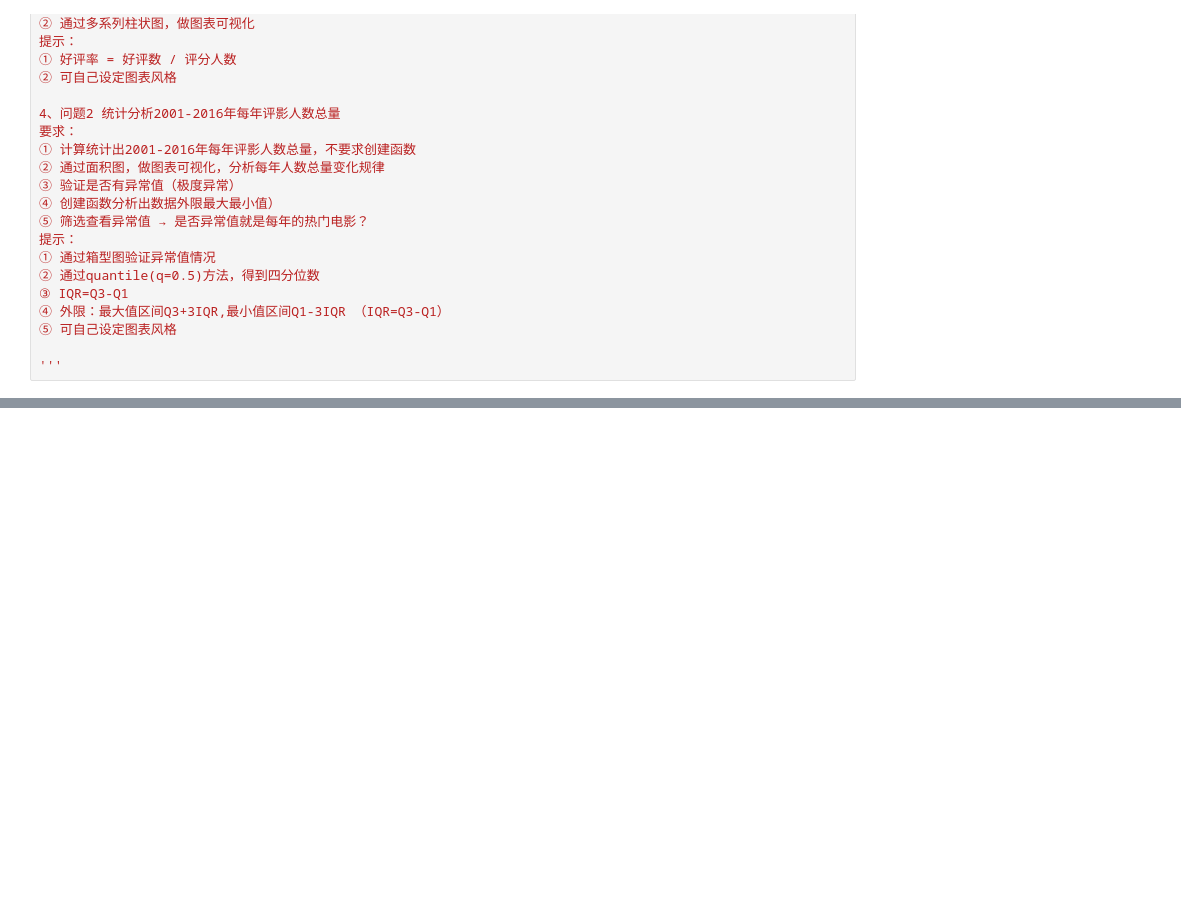
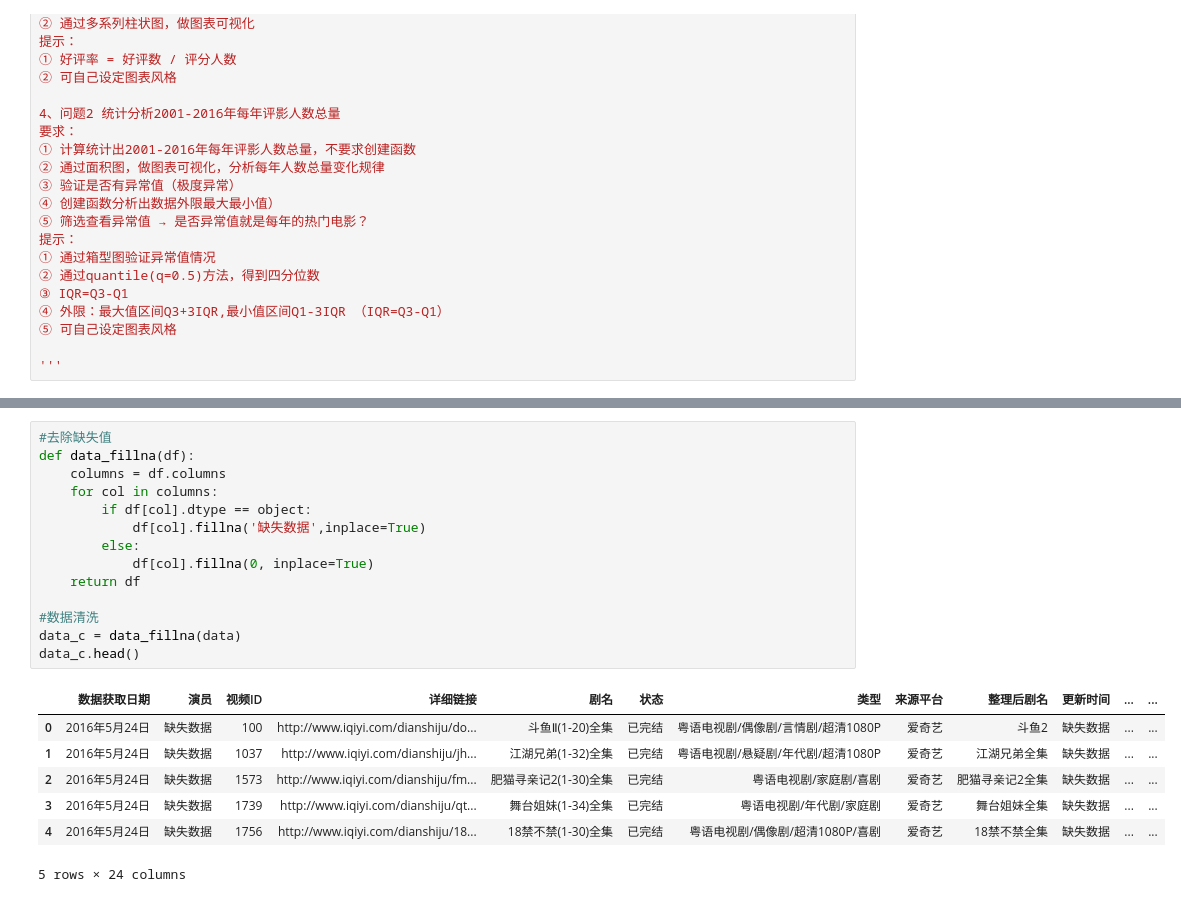
Before and after one commit to jasonzhang1986/Jupyter, a Jupyter notebook: 数据分析师微专业/ch03/作业/项目04视频网站数据清洗整理和结论研究.ipynb, the cells around one changed output, grey strips where cells are left out. Cells and saved outputs as stored; diff of their text form; blank space fills up the shorter version.

```diff
--- a/数据分析师微专业/ch03/作业/项目04视频网站数据清洗整理和结论研究.ipynb
+++ b/数据分析师微专业/ch03/作业/项目04视频网站数据清洗整理和结论研究.ipynb
@@ -39,0 +56,22 @@
+# %%
+#去除缺失值
+def data_fillna(df):
+    columns = df.columns
+    for col in columns:
+        if df[col].dtype == object:
+            df[col].fillna('缺失数据',inplace=True)
+        else:
+            df[col].fillna(0, inplace=True)
+    return df
+
+#数据清洗
+data_c = data_fillna(data)
+data_c.head()
+# %% [output]
+|  | 数据获取日期 | 演员 | 视频ID | 详细链接 | 剧名 | 状态 | 类型 | 来源平台 | 整理后剧名 | 更新时间 | ... | ... |
+| 0 | 2016年5月24日 | 缺失数据 | 100 | http://www.iqiyi.com/dianshiju/do... | 斗鱼Ⅱ(1-20)全集 | 已完结 | 粤语电视剧/偶像剧/言情剧/超清1080P | 爱奇艺 | 斗鱼2 | 缺失数据 | ... | ... |
+| 1 | 2016年5月24日 | 缺失数据 | 1037 | http://www.iqiyi.com/dianshiju/jh... | 江湖兄弟(1-32)全集 | 已完结 | 粤语电视剧/悬疑剧/年代剧/超清1080P | 爱奇艺 | 江湖兄弟全集 | 缺失数据 | ... | ... |
+| 2 | 2016年5月24日 | 缺失数据 | 1573 | http://www.iqiyi.com/dianshiju/fm... | 肥猫寻亲记2(1-30)全集 | 已完结 | 粤语电视剧/家庭剧/喜剧 | 爱奇艺 | 肥猫寻亲记2全集 | 缺失数据 | ... | ... |
+| 3 | 2016年5月24日 | 缺失数据 | 1739 | http://www.iqiyi.com/dianshiju/qt... | 舞台姐妹(1-34)全集 | 已完结 | 粤语电视剧/年代剧/家庭剧 | 爱奇艺 | 舞台姐妹全集 | 缺失数据 | ... | ... |
+| 4 | 2016年5月24日 | 缺失数据 | 1756 | http://www.iqiyi.com/dianshiju/18... | 18禁不禁(1-30)全集 | 已完结 | 粤语电视剧/偶像剧/超清1080P/喜剧 | 爱奇艺 | 18禁不禁全集 | 缺失数据 | ... | ... |
+5 rows × 24 columns
```
Also changed, not shown: parts of 9 cells of this notebook, 1 other file.
